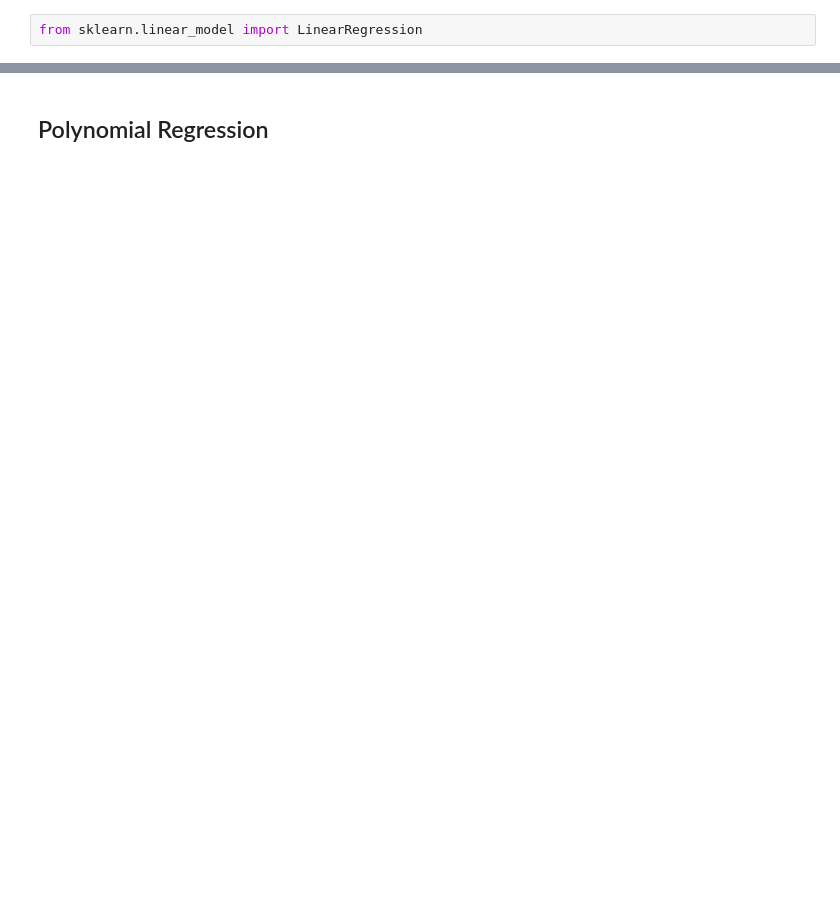
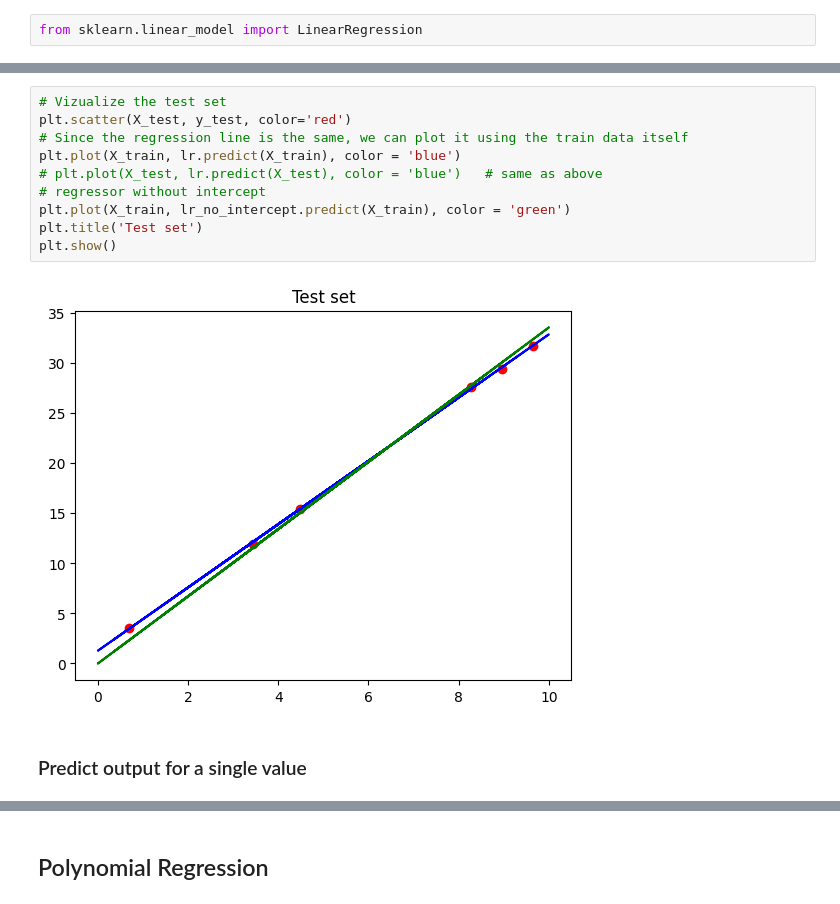
Before and after one commit to paulang1807/learn-ml, a Jupyter notebook: ScikitLearn-RegressionBasics.ipynb, the cells around one changed output, grey strips where cells are left out. Saved outputs shown, nothing was run; the diff lists cells and outputs as text; blank space fills up the shorter version.

```diff
--- a/ScikitLearn-RegressionBasics.ipynb
+++ b/ScikitLearn-RegressionBasics.ipynb
@@ -89,0 +119,14 @@ Estimated function: y = 0.00 + -0.21x
+# %%
+# Vizualize the test set
+plt.scatter(X_test, y_test, color='red')
+# Since the regression line is the same, we can plot it using the train data itself
+plt.plot(X_train, lr.predict(X_train), color = 'blue')
+# plt.plot(X_test, lr.predict(X_test), color = 'blue')   # same as above
+# regressor without intercept
+plt.plot(X_train, lr_no_intercept.predict(X_train), color = 'green')
+plt.title('Test set')
+plt.show()
+# %% [output]
+[figure, added]
+# %% [markdown]
+### Predict output for a single value
```
Also changed, not shown: parts of 65 cells of this notebook, 5 other files.
